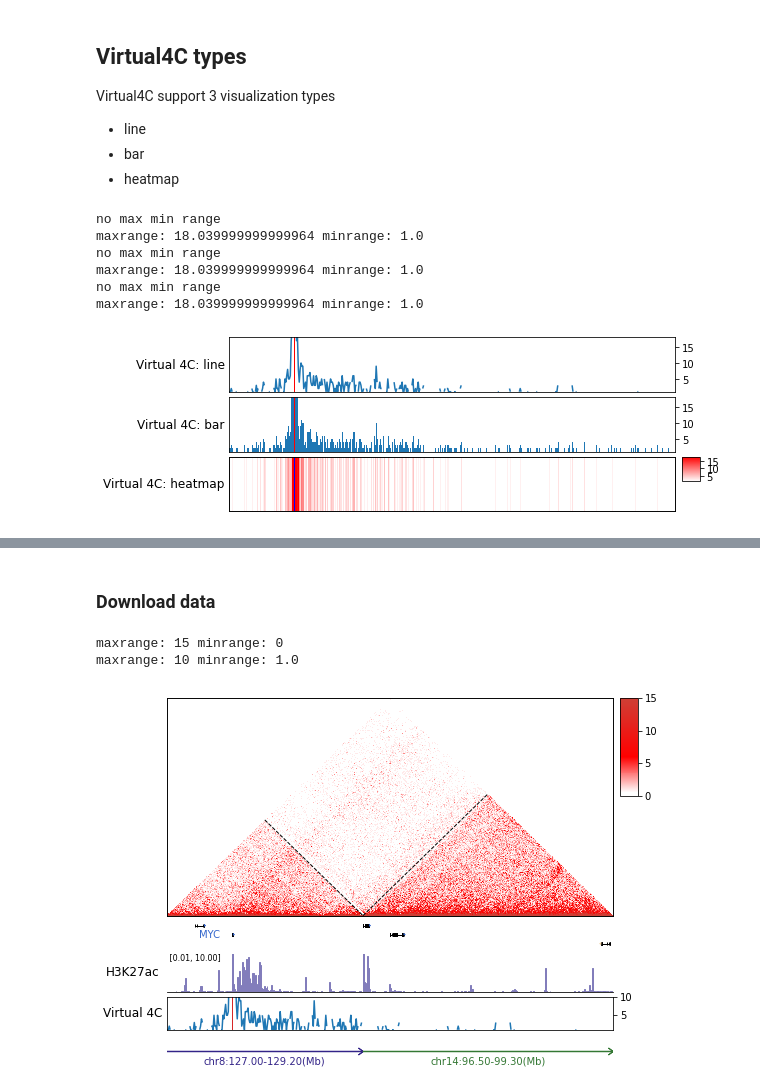
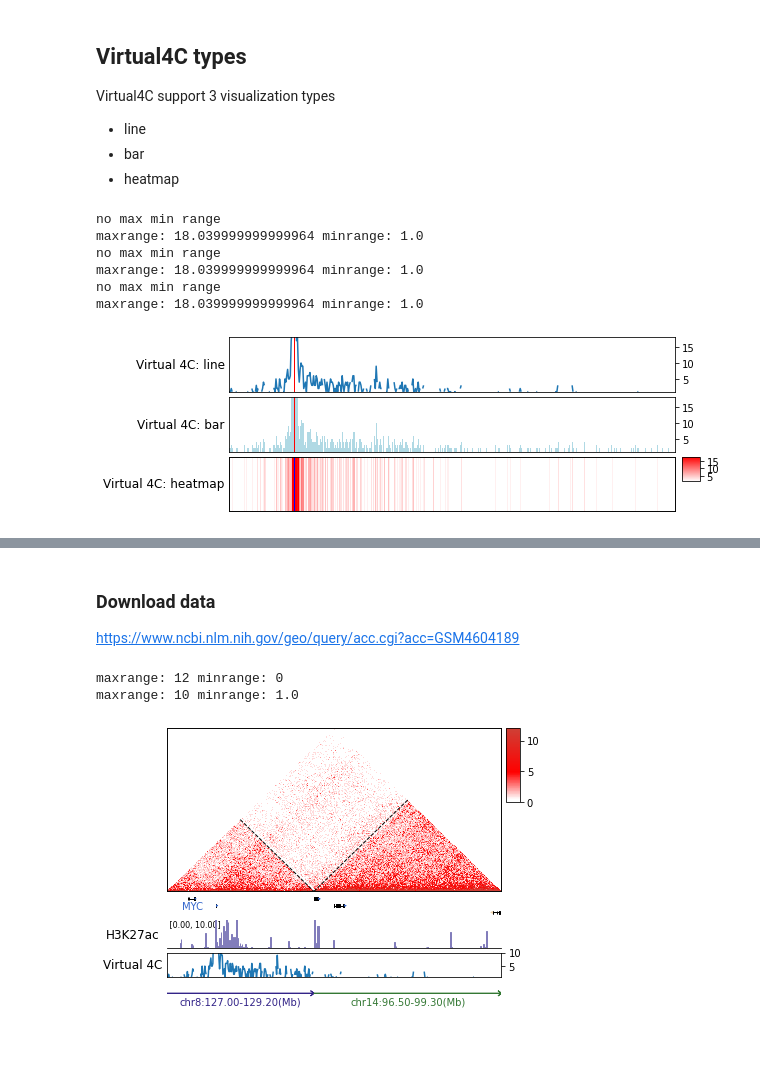
Before and after one commit to seqyuan/trackc, a Jupyter notebook: docs/tutorials/Virtual4C.ipynb, the cells around one changed output, grey strips where cells are left out. Saved outputs shown, nothing was run; the diff lists cells and outputs as text; code cells hidden in the pictures; blank space fills up the shorter version.

```diff
--- a/docs/tutorials/Virtual4C.ipynb
+++ b/docs/tutorials/Virtual4C.ipynb
@@ -25,14 +32,15 @@ Virtual4C support 3 visualization types
 * bar
 * heatmap
 # %%
-AML_1360 = cooler.Cooler('./GSM4604287_1360.iced.mcool::/resolutions/10000')
+#AML_1360 = cooler.Cooler('./GSM4604287_1360.iced.mcool::/resolutions/10000')
+AML_1360 = cooler.Cooler('GSM4604287_1360.sub.cool')
 
 regions = ['chr8:127000000-129200000', 'chr14:96500000-99300000']
 MYC_TSS = 'chr8:127735434-127735435'
 
 aml = tc.tl.extractContactRegions(clr=AML_1360, row_regions=regions)
 
-ten = tc.tenon(width=8, height=1)
+ten = tc.tenon(figsize=(8, 1))
 ten.add(pos='bottom', height=1, hspace=0.1)
 ten.add(pos='bottom', height=1, hspace=0.1)
 ten.add(pos='bottom', height=1, hspace=0.1)
@@ -41,7 +49,7 @@ tc.pl.virtual4C(ax=ten.axs(0), clr=AML_1360, target=MYC_TSS, contact_regions=reg
                 track_type='line', label='Virtual 4C: line', target_color='r')
 
 tc.pl.virtual4C(ax=ten.axs(1), clr=AML_1360, target=MYC_TSS, contact_regions=regions,
-                track_type='bar', label='Virtual 4C: bar', target_color='r')
+                track_type='bar', label='Virtual 4C: bar', target_color='r', color='#B0D9E4')
 
 aa = tc.pl.virtual4C(ax=ten.axs(2), clr=AML_1360, target=MYC_TSS, contact_regions=regions,
                      track_type='heatmap', label='Virtual 4C: heatmap', target_color='b')
@@ -52,14 +60,16 @@ no max min range
 maxrange: 18.039999999999964 minrange: 1.0
 no max min range
 maxrange: 18.039999999999964 minrange: 1.0
-[figure, old version]
+[figure, new version]
 # %% [markdown]
 ## Virtual4C example
 Here is a Virtual4C and multi-omics figure from  **xu_subtype-specific_2022** Fig.4b
 
 ![fig4b.png](attachment:0989cfc0-7886-471f-be21-603f921559a5.png)
-# %% [markdown]
-### Download data
+# %% [markdown]
+### Download data
+
+https://www.ncbi.nlm.nih.gov/geo/query/acc.cgi?acc=GSM4604189
 # %%
 !wget https://www.ncbi.nlm.nih.gov/geo/download/?acc=GSM4604189&format=file&file=GSM4604189%5F1360%5FCUT%5FTAG%5FH3K27ac%2EMACS2%2Enodup%5Fx%5Fctl%2Epval%2Esignal%2Ebigwig
 # %%
@@ -68,38 +78,40 @@ gene_bed12 = gene_bed12[gene_bed12[12]=="protein_coding"]
 gene_bed12[0] = 'chr' + gene_bed12[0]
 
 import pyBigWig
-AML_1360_H3K27ac = pyBigWig.open('./GSM4604189_1360_CUT_TAG_H3K27ac.MACS2.nodup_x_ctl.pval.signal.bigwig')
+#AML_1360_H3K27ac = pyBigWig.open('./GSM4604189_1360_CUT_TAG_H3K27ac.MACS2.nodup_x_ctl.pval.signal.bigwig')
+AML_1360_H3K27ac = pyBigWig.open('GSM4604189_H3K27ac.bw')
 # %%
-ten = tc.tenon(width=8, height=1)
+ten = tc.tenon(figsize=(6, 0.75))
 ten.add(pos='bottom', height=4)
 ten.add(pos='bottom', height=0.5, hspace=0.1)
 ten.add(pos='bottom', height=0.7, hspace=0.1)
 ten.add(pos='bottom', height=0.6, hspace=0.1)
 ten.add(pos='bottom', height=0.6, hspace=0.1)
 
 from matplotlib.colors import ListedColormap, LinearSegmentedColormap
 
 fruitpunch3 = LinearSegmentedColormap.from_list('fruitpunch3',
                                              [(0, 'white'),
                                               (0.03, 'w'),
                                               (0.4, 'r'),
                                               (1, '#CF3F35')], N=100)
 
 
 aml = tc.tl.extractContactRegions(clr=AML_1360, row_regions=regions)
-tc.pl.mapC(ax=ten.axs(0), mat=aml.cmat, maxrange=15,minrange=0, cmap=fruitpunch3,
+tc.pl.mapC(ax=ten.axs(0), mat=aml.cmat, maxrange=12,minrange=0, cmap=fruitpunch3,
            logdata=False, map_type='triangle', symmetric=False)
 tc.pl.mapc_markline(ax=ten.axs(0), row_regions=aml.row_regions, map_type='triangle',
                     binsize=20000, map_order=0, symmetric=False, show_regions_edge=True)
 
 tc.pl.gene_track(ax=ten.axs(1), bed12=gene_bed12, regions=regions, line=3, gene_fontszie=10, show_label=['MYC'])
-tc.pl.bw_track(AML_1360_H3K27ac, ten.axs(2), regions=regions, ymax=10, label='H3K27ac', binsize=10000, invert_y=False)
+tc.pl.bw_track(AML_1360_H3K27ac, ten.axs(2), regions=regions, maxrange=10, label='H3K27ac', binsize=10000, invert_y=False)
 
 tc.pl.virtual4C(ax=ten.axs(3), clr=AML_1360, target=MYC_TSS, contact_regions=regions, maxrange=10,
                 target_color='tab:red', track_type='line', label='Virtual 4C')
 
 tc.pl.multi_scale_track(ten.axs(4), regions=regions, scale_adjust='Mb', intervals=1, tick_rotation=0, tick_fontsize=10)
+#tc.savefig('trackc_v4c.pdf')
 # %% [output]
-maxrange: 15 minrange: 0
+maxrange: 12 minrange: 0
 maxrange: 10 minrange: 1.0
-[figure, old version]
+[figure, new version]
```
Also changed, not shown: parts of 6 cells of this notebook, 42 other files.
